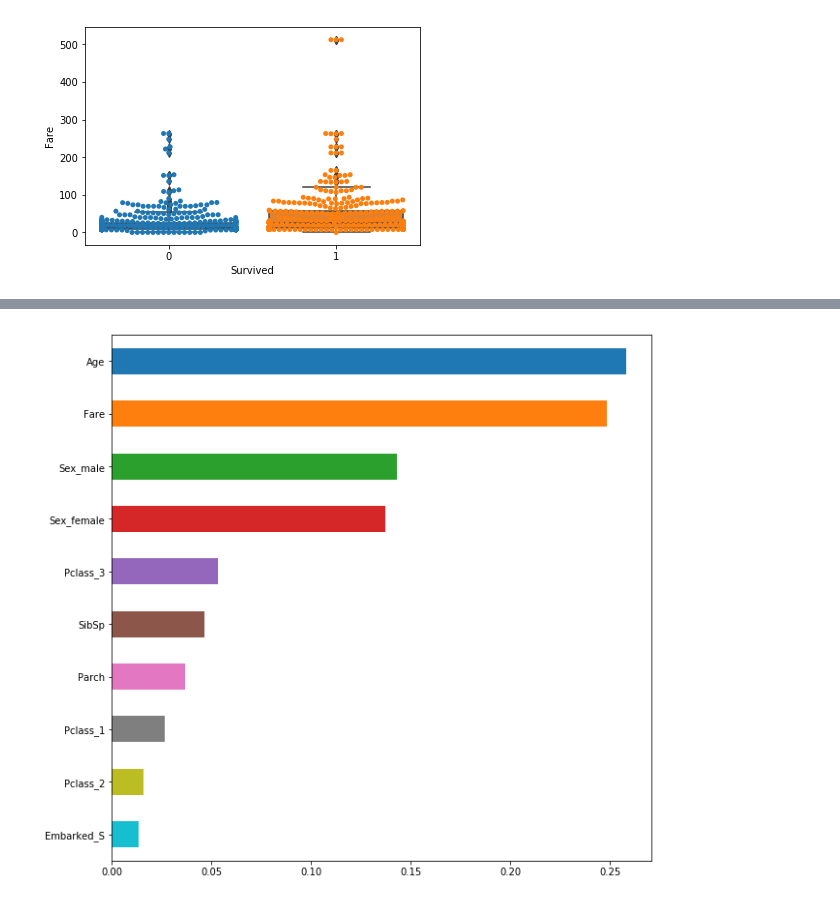
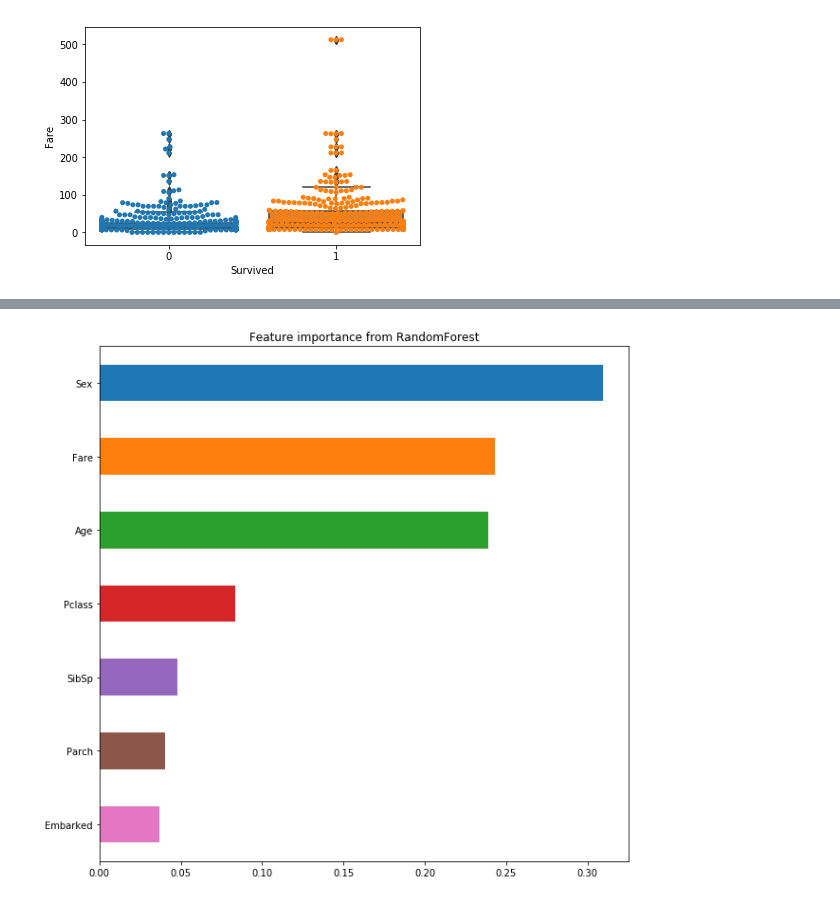
Before and after one commit to notha99y/EDA, a Jupyter notebook: Titanic.ipynb, the cells around one changed output, grey strips where cells are left out. Cells and saved outputs as stored; diff of their text form; code cells hidden in the pictures.

```diff
--- a/Titanic.ipynb
+++ b/Titanic.ipynb
@@ -293,9 +261,0 @@ memory usage: 83.6+ KB
-# %%
-def simple_preprocessing(train_df):
-    X_train = train_df.drop(['Survived', 'PassengerId', 'Cabin', 'Name', 'Ticket'], axis = 1)
-    X_train['Age'] = X_train['Age'].fillna(value=X_train['Age'].mean())
-    X_train['Embarked'] = X_train['Embarked'].fillna(value=X_train['Embarked'].mode())
-    X_train = pd.get_dummies(X_train, columns = ['Pclass', 'Sex', 'Embarked'])
-    y_train = train_df['Survived']
-    y_train = pd.get_dummies(y_train, columns = ['Survived'])
-    return X_train, y_train
@@ -303,0 +273,19 @@ X_train, y_train = simple_preprocessing(train_df)
+# %%
+def simple_preprocessing(dataframe, train=True):
+    le = LabelEncoder()
+    X = dataframe.drop(['PassengerId', 'Cabin', 'Name', 'Ticket'], axis=1)
+    X['Age'] = X['Age'].fillna(value=X['Age'].mean())
+    X['Embarked'] = le.fit_transform(X['Embarked'].fillna(value=X['Embarked'].mode()[0]))
+    X['Sex'] = np.where(X['Sex'] == 'male', 1, 0)
+
+    if train:
+        X = X.drop(['Survived'], axis=1)
+        y = np.where(dataframe['Survived'] == 1, 'Alive', 'Dead')
+        y = pd.get_dummies(y, columns=['Survived'])
+        return X, y
+    else:
+        return X
+# %%
+X_train, y_train = simple_preprocessing(train_df)
+X_train,X_val, y_train,y_val = train_test_split(X_train, y_train,test_size=0.2, random_state=99)
+X_test = simple_preprocessing(test_df, train=False)
@@ -304,7 +323,9 @@ X_train, y_train = simple_preprocessing(train_df)
 # %%
-clf = RandomForestClassifier(n_estimators = 1000)
-clf.fit(X_train, y_train)
-rf_y_pred = clf.predict(X_test)
+rf_clf = RandomForestClassifier(n_estimators = 500, max_depth=12)
+rf_clf.fit(X_train, y_train)
+rf_y_pred = rf_clf.predict(X_val)
 
-print("Accuracy:", metrics.accuracy_score(y_test, rf_y_pred))
+print("Accuracy:", metrics.accuracy_score(y_val, rf_y_pred))
+print('='*80)
+print(metrics.classification_report(y_val, rf_y_pred))
 # %% [output]
@@ -312,4 +343,6 @@ NameError: name 'X_test' is not defined
 # %%
-pd.Series(clf.feature_importances_, index = X_train.columns).nlargest(10).plot(kind = 'barh', figsize = (10, 10)).invert_yaxis();
+pd.Series(rf_clf.feature_importances_, index = X_train.columns).nlargest(9).plot(kind = 'barh',
+                                                                               figsize = (10, 10),
+                                                                              title = 'Feature importance from RandomForest').invert_yaxis();
 # %% [output]
-[figure, old version]
+[figure, new version]
```
Also changed, not shown: parts of 15 cells of this notebook, 3 other files.
